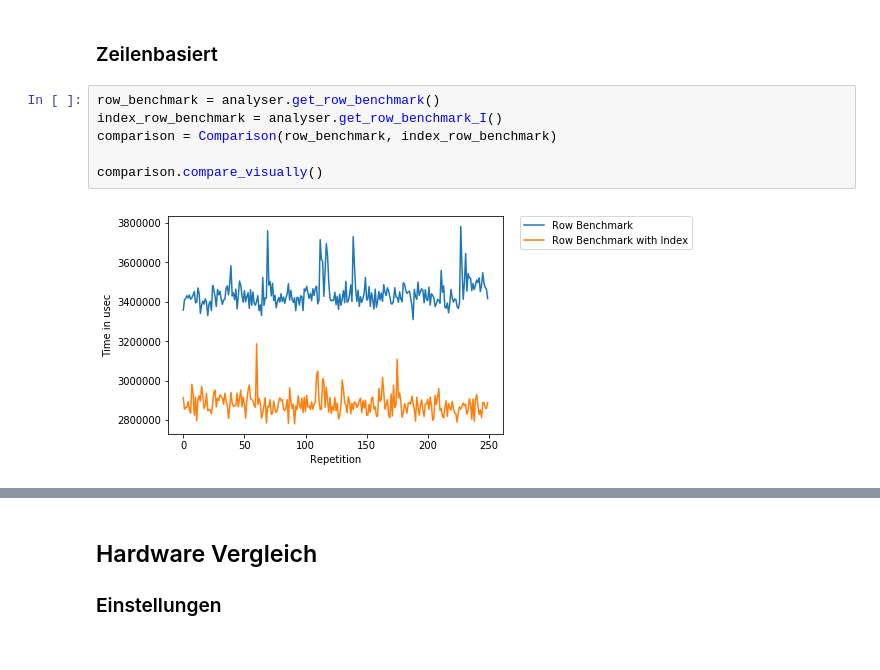
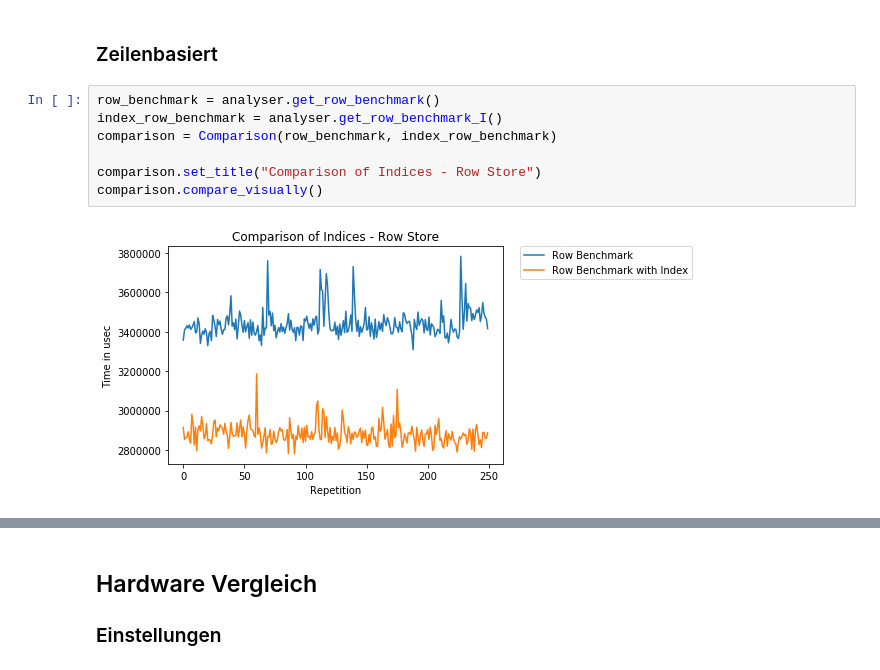
Before and after one commit to Osslack/HANA_SSBM, a Jupyter notebook: src/analyser/Analysis-SSBM-HANA.ipynb, the cells around one changed output, grey strips where cells are left out. Cells and saved outputs as stored; diff of their text form.

```diff
--- a/src/analyser/Analysis-SSBM-HANA.ipynb
+++ b/src/analyser/Analysis-SSBM-HANA.ipynb
@@ -258,8 +540,9 @@ comparison.compare_raw()
 # %%
 row_benchmark = analyser.get_row_benchmark()
 index_row_benchmark = analyser.get_row_benchmark_I()
 comparison = Comparison(row_benchmark, index_row_benchmark)
 
+comparison.set_title("Comparison of Indices - Row Store")
 comparison.compare_visually()
 # %% [output]
-[figure, old version]
+[figure, new version]
```
Also changed, not shown: parts of 65 cells of this notebook, 2 other files.
